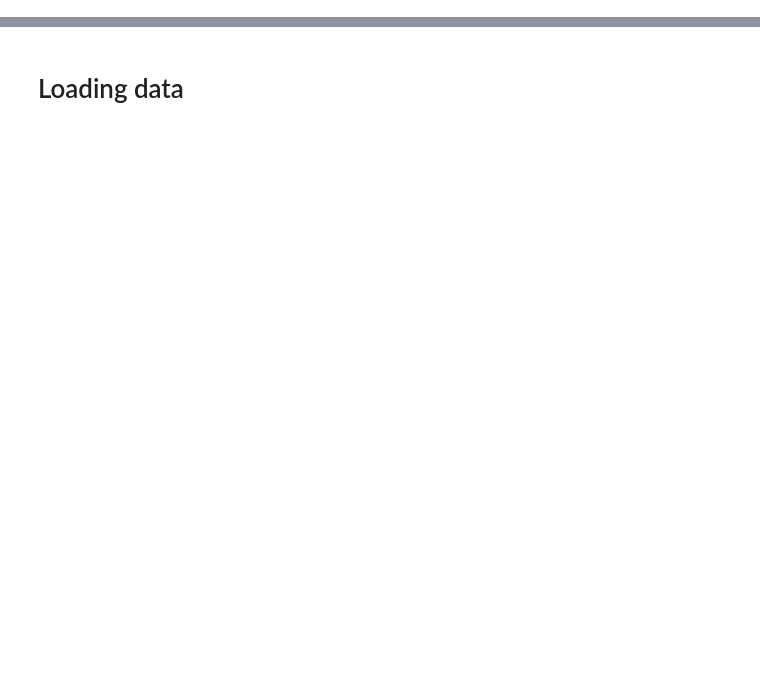
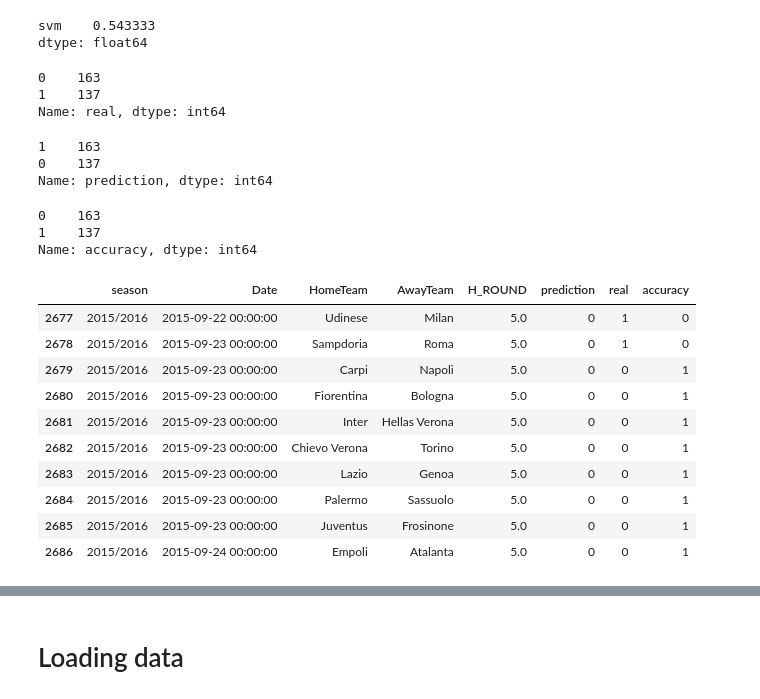
Before and after one commit to hh1713/football_machine, a Jupyter notebook: notebooks/final_project.ipynb, the cells around one changed output, grey strips where cells are left out. Saved outputs shown, nothing was run; the diff lists cells and outputs as text; code cells hidden in the pictures; blank space fills up the shorter version.

```diff
--- a/notebooks/final_project.ipynb
+++ b/notebooks/final_project.ipynb
@@ -59,0 +145,5 @@ def split_train_test_data(df,train_index,test_index,col_train,col_pred,i):
+# %%
+a.mean()
+# %% [output]
+svm    0.543333
+dtype: float64
@@ -59,0 +152,32 @@ def split_train_test_data(df,train_index,test_index,col_train,col_pred,i):
+# %%
+b['real'].value_counts()
+# %% [output]
+0    163
+1    137
+Name: real, dtype: int64
+# %%
+b['prediction'].value_counts()
+# %% [output]
+1    163
+0    137
+Name: prediction, dtype: int64
+# %%
+b['accuracy'].value_counts()
+# %% [output]
+0    163
+1    137
+Name: accuracy, dtype: int64
+# %%
+b[b.H_ROUND==5]
+# %% [output]
+|  | season | Date | HomeTeam | AwayTeam | H_ROUND | prediction | real | accuracy |
+| 2677 | 2015/2016 | 2015-09-22 00:00:00 | Udinese | Milan | 5.0 | 0 | 1 | 0 |
+| 2678 | 2015/2016 | 2015-09-23 00:00:00 | Sampdoria | Roma | 5.0 | 0 | 1 | 0 |
+| 2679 | 2015/2016 | 2015-09-23 00:00:00 | Carpi | Napoli | 5.0 | 0 | 0 | 1 |
+| 2680 | 2015/2016 | 2015-09-23 00:00:00 | Fiorentina | Bologna | 5.0 | 0 | 0 | 1 |
+| 2681 | 2015/2016 | 2015-09-23 00:00:00 | Inter | Hellas Verona | 5.0 | 0 | 0 | 1 |
+| 2682 | 2015/2016 | 2015-09-23 00:00:00 | Chievo Verona | Torino | 5.0 | 0 | 0 | 1 |
+| 2683 | 2015/2016 | 2015-09-23 00:00:00 | Lazio | Genoa | 5.0 | 0 | 0 | 1 |
+| 2684 | 2015/2016 | 2015-09-23 00:00:00 | Palermo | Sassuolo | 5.0 | 0 | 0 | 1 |
+| 2685 | 2015/2016 | 2015-09-23 00:00:00 | Juventus | Frosinone | 5.0 | 0 | 0 | 1 |
+| 2686 | 2015/2016 | 2015-09-24 00:00:00 | Empoli | Atalanta | 5.0 | 0 | 0 | 1 |
```
Also changed, not shown: parts of 27 cells of this notebook, 2 other files.
